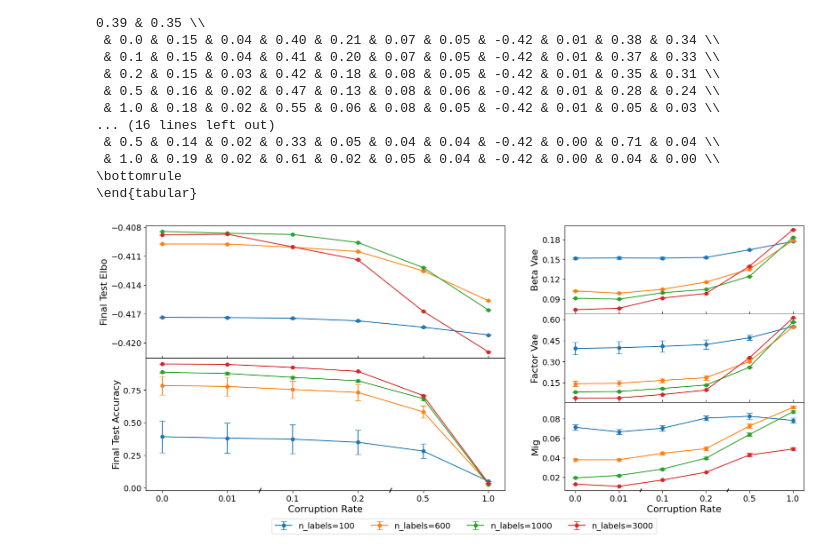
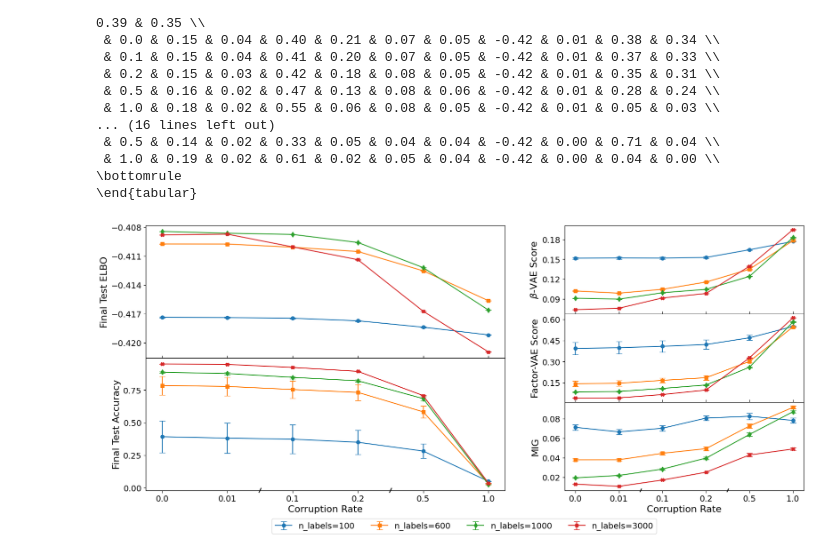
Before and after one commit to davidbhoffmann/ssvae, a Jupyter notebook: results/result_analysis.ipynb, the cells around one changed output. Saved outputs shown, nothing was run; the diff lists cells and outputs as text; code cells hidden in the pictures.

```diff
--- a/results/result_analysis.ipynb
+++ b/results/result_analysis.ipynb
@@ -189,16 +189,25 @@ def plot_metrics(axes_list, metrics_list):
     handles, labels = None, None
     for i, (ax, metric) in enumerate(zip(axes_list, metrics_list)):
         for n_label, grp in df_plot.groupby('n_labels'):
+            marker_dict = {100: 'o', 600: 's', 1000: 'd', 3000: 'X'}
             ax.errorbar(
                 grp['alpha'].map(alpha_to_idx),
                 grp[f'{metric}_mean'],
                 yerr=grp[f'{metric}_var'],
                 label=f'n_labels={n_label}',
                 capsize=5,
-                marker='o'
+                marker=marker_dict[n_label]
             )
+        y_label = metric.split(".")[-1].replace('_', ' ').title()
+        y_label_dict = {
+            'Beta Vae': r'$\beta$-VAE Score',
+            'Factor Vae': 'Factor-VAE Score',
+            'Mig': 'MIG',
+            'Final Test Elbo': 'Final Test ELBO',
+            'Final Test Accuracy': 'Final Test Accuracy'
+        }
         ax.yaxis.set_major_locator(MaxNLocator(nbins=5))
-        ax.set_ylabel(metric.split(".")[-1].replace('_', ' ').title(), fontsize=16)
+        ax.set_ylabel(y_label_dict[y_label], fontsize=16)
         ax.set_xticks(range(len(alphas)))
 
         if i < len(axes_list) - 1:
@@ -206,7 +215,7 @@ def plot_metrics(axes_list, metrics_list):
             ax.tick_params(axis='x', direction='in', length=4)
         else:
             ax.set_xticklabels(alphas)
-            ax.set_xlabel('Alpha', fontsize=16)
+            ax.set_xlabel(r'Supervision Weight $\alpha$', fontsize=16)
             ax.tick_params(axis='x', direction='out', length=4)
             try:
                 idx_05 = alphas.index(0.5)
@@ -386,6 +394,7 @@ import matplotlib.pyplot as plt
 from matplotlib.ticker import MaxNLocator
 
 # Data Preparation
+summary_df_flat = summary_df_var.copy()
 summary_df_flat.columns = ['_'.join(col).strip() for col in summary_df_flat.columns.values]
 df_plot = summary_df_flat.reset_index()
 
@@ -422,16 +431,25 @@ def plot_metrics(axes_list, metrics_list):
     handles, labels = None, None
     for i, (ax, metric) in enumerate(zip(axes_list, metrics_list)):
         for n_label, grp in df_plot.groupby('n_labels'):
+            marker_dict = {100: 'o', 600: 's', 1000: 'd', 3000: 'X'}
             ax.errorbar(
                 grp['corruption_rate'].map(alpha_to_idx),
                 grp[f'{metric}_mean'],
                 yerr=grp[f'{metric}_var'],
                 label=f'n_labels={n_label}',
                 capsize=5,
-                marker='o'
+                marker=marker_dict[n_label]
             )
         ax.yaxis.set_major_locator(MaxNLocator(nbins=5))
-        ax.set_ylabel(metric.split(".")[-1].replace('_', ' ').title(), fontsize=16)
+        y_label = metric.split(".")[-1].replace('_', ' ').title()
+        y_label_dict = {
+            'Beta Vae': r'$\beta$-VAE Score',
+            'Factor Vae': 'Factor-VAE Score',
+            'Mig': 'MIG',
+            'Final Test Elbo': 'Final Test ELBO',
+            'Final Test Accuracy': 'Final Test Accuracy'
+        }
+        ax.set_ylabel(y_label_dict[y_label], fontsize=16)
         ax.set_xticks(range(len(alphas)))
 
         if i < len(axes_list) - 1:
@@ -439,31 +457,31 @@ def plot_metrics(axes_list, metrics_list):
             ax.tick_params(axis='x', direction='in', length=4)
         else:
             ax.set_xticklabels(alphas)
             ax.set_xlabel('Corruption Rate', fontsize=16)
             ax.tick_params(axis='x', direction='out', length=4)
             try:
                 idx_05 = alphas.index(0.01)
                 idx_1 = alphas.index(0.1)
                 add_break_mark(ax, (idx_05 + idx_1) / 2) # Place between them
             except ValueError: pass
 
             try:
                 idx_10 = alphas.index(0.2)
                 idx_25 = alphas.index(0.5)
                 add_break_mark(ax, (idx_10 + idx_25) / 2)
             except ValueError: pass
         if handles is None:
             handles, labels = ax.get_legend_handles_labels()
 
     return handles, labels
 
 handles_l, labels_l = plot_metrics(axes_left, metrics_left)
 handles_r, labels_r = plot_metrics(axes_right, metrics_right)
 
 fig.legend(handles_l, labels_l, loc='lower center', bbox_to_anchor=(0.5, -0.04), ncol=4, bbox_transform=fig.transFigure)
 
 plt.subplots_adjust(bottom=0.1)
 plt.savefig('./figures/combined_noise_metrics.pdf', format='pdf', bbox_inches='tight')
 plt.show()
 # %% [output]
-[figure, old version]
+[figure, new version]
```
Also changed, not shown: parts of 2 cells of this notebook, 15 other files.
